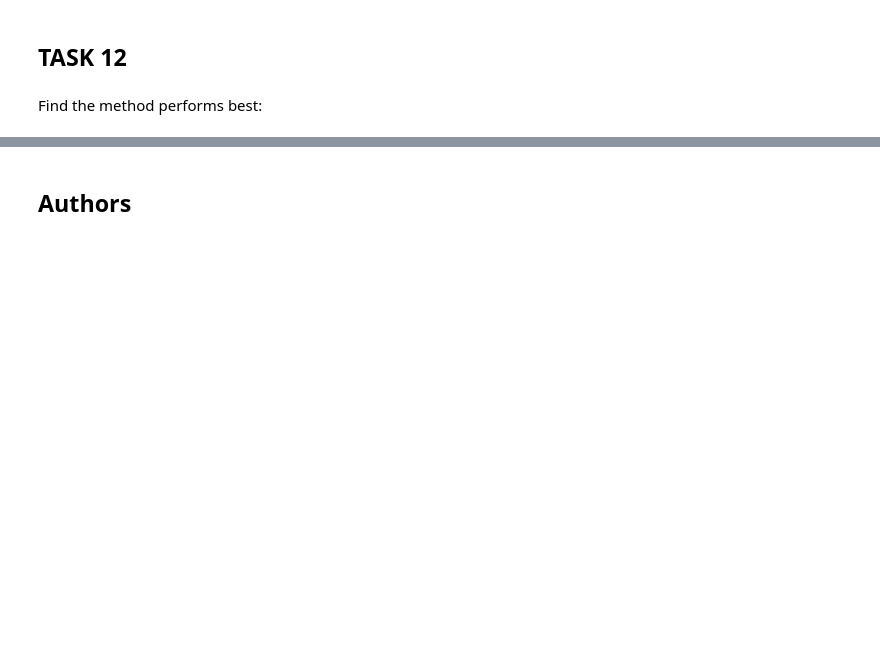
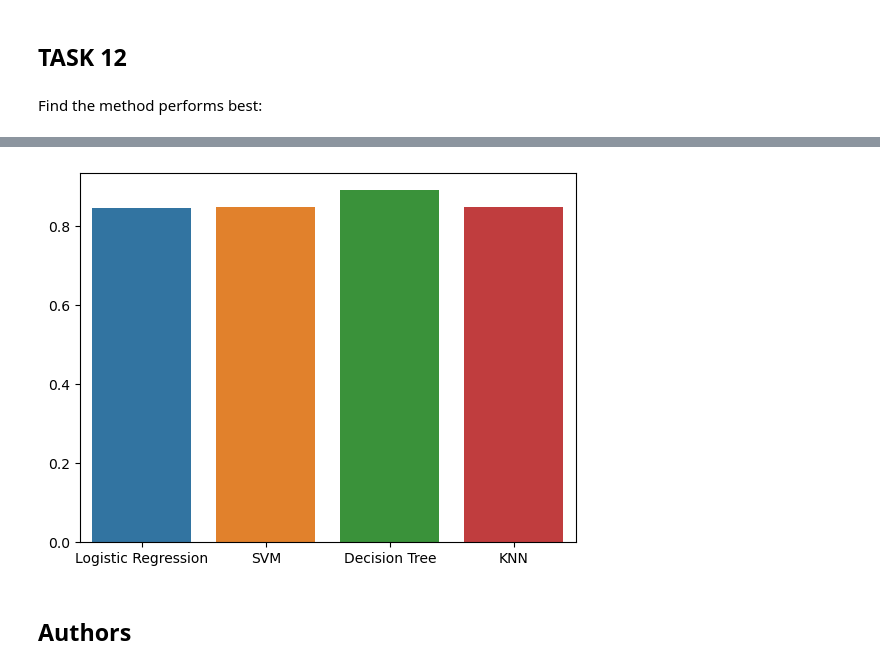
Before and after one commit to isaknife/DataSciCapstone, a Jupyter notebook: Predictive Analysis.ipynb, the cells around one changed output, grey strips where cells are left out. Saved outputs shown, nothing was run; the diff lists cells and outputs as text; code cells hidden in the pictures; blank space fills up the shorter version.

```diff
--- a/Predictive Analysis.ipynb
+++ b/Predictive Analysis.ipynb
@@ -303,3 +311,8 @@ Find the method performs best:
+# %%
+sns.barplot(x=algs, y=best_scores)
+plt.show()
+# %% [output]
+[figure, added]
 # %% [markdown]
 ## Authors
 # %% [markdown]
```
Also changed, not shown: parts of 5 cells of this notebook.
